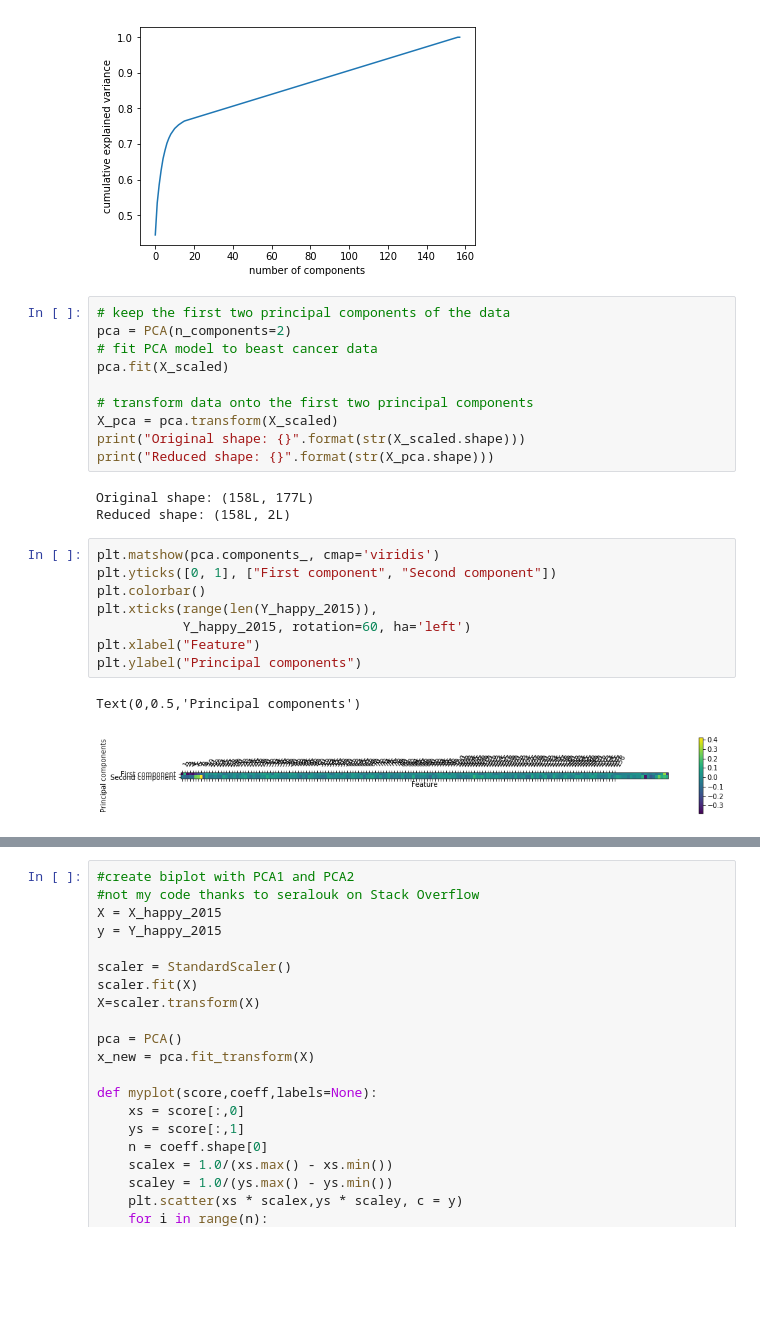
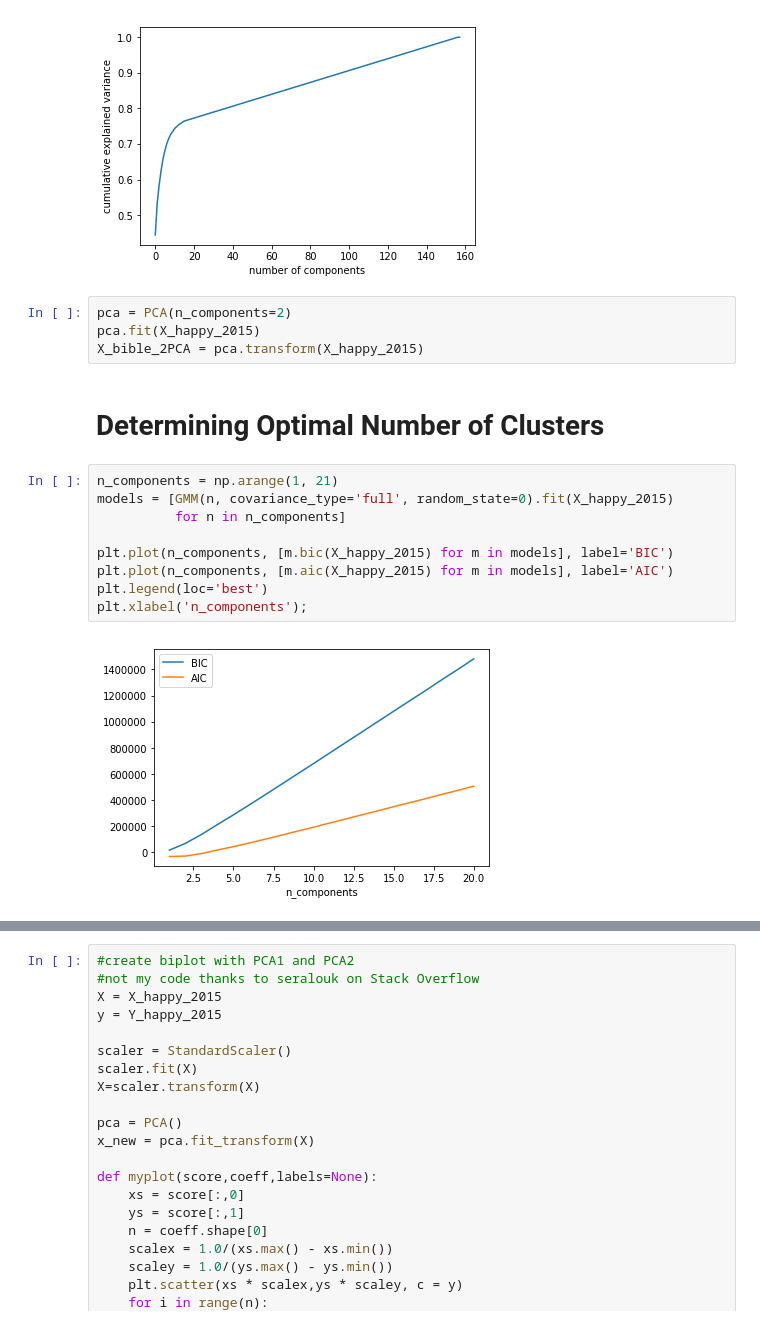
Before and after one commit to Gavin-Whitesitt/Project-2, a Jupyter notebook: Problem #1 Happiness .ipynb, the cells around one changed output, grey strips where cells are left out. Saved outputs shown, nothing was run; the diff lists cells and outputs as text; blank space fills up the shorter version.

```diff
--- a/Problem #1 Happiness .ipynb
+++ b/Problem #1 Happiness .ipynb
@@ -78,27 +83,20 @@ plt.xlabel('number of components')
 plt.ylabel('cumulative explained variance');
 # %% [output]
 [figure]
-# %%
-# keep the first two principal components of the data
-pca = PCA(n_components=2)
-# fit PCA model to beast cancer data
-pca.fit(X_scaled)
-
-# transform data onto the first two principal components
-X_pca = pca.transform(X_scaled)
-print("Original shape: {}".format(str(X_scaled.shape)))
-print("Reduced shape: {}".format(str(X_pca.shape)))
-# %% [output]
-Original shape: (158L, 177L)
-Reduced shape: (158L, 2L)
-# %%
-plt.matshow(pca.components_, cmap='viridis')
-plt.yticks([0, 1], ["First component", "Second component"])
-plt.colorbar()
-plt.xticks(range(len(Y_happy_2015)),
-           Y_happy_2015, rotation=60, ha='left')
-plt.xlabel("Feature")
-plt.ylabel("Principal components")
-# %% [output]
-Text(0,0.5,'Principal components')
-[figure, removed]
+# %%
+pca = PCA(n_components=2)
+pca.fit(X_happy_2015)
+X_bible_2PCA = pca.transform(X_happy_2015)
+# %% [markdown]
+# Determining Optimal Number of Clusters
+# %%
+n_components = np.arange(1, 21)
+models = [GMM(n, covariance_type='full', random_state=0).fit(X_happy_2015)
+          for n in n_components]
+
+plt.plot(n_components, [m.bic(X_happy_2015) for m in models], label='BIC')
+plt.plot(n_components, [m.aic(X_happy_2015) for m in models], label='AIC')
+plt.legend(loc='best')
+plt.xlabel('n_components');
+# %% [output]
+[figure, added]
```
Also changed, not shown: parts of 10 cells of this notebook.
